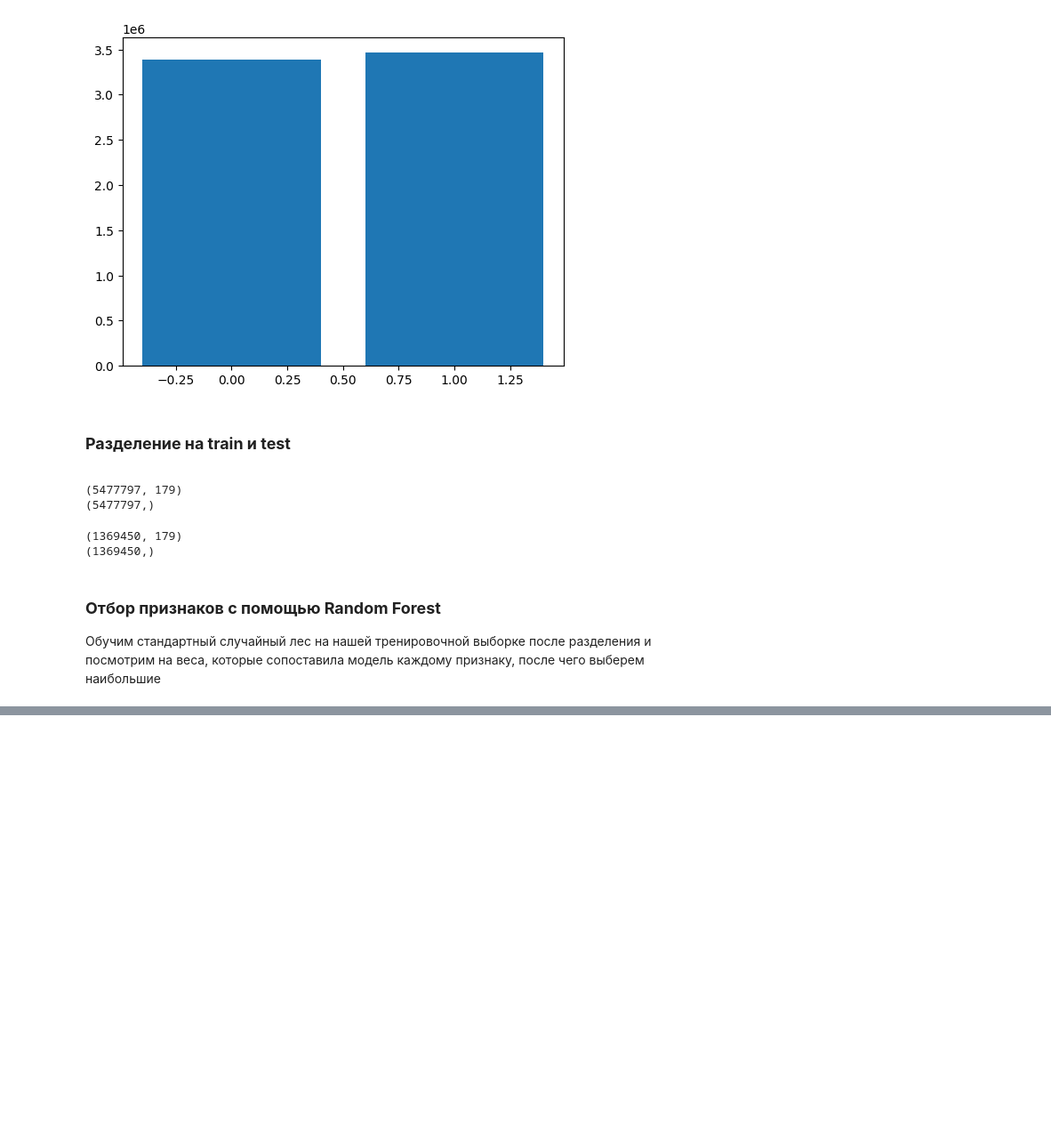
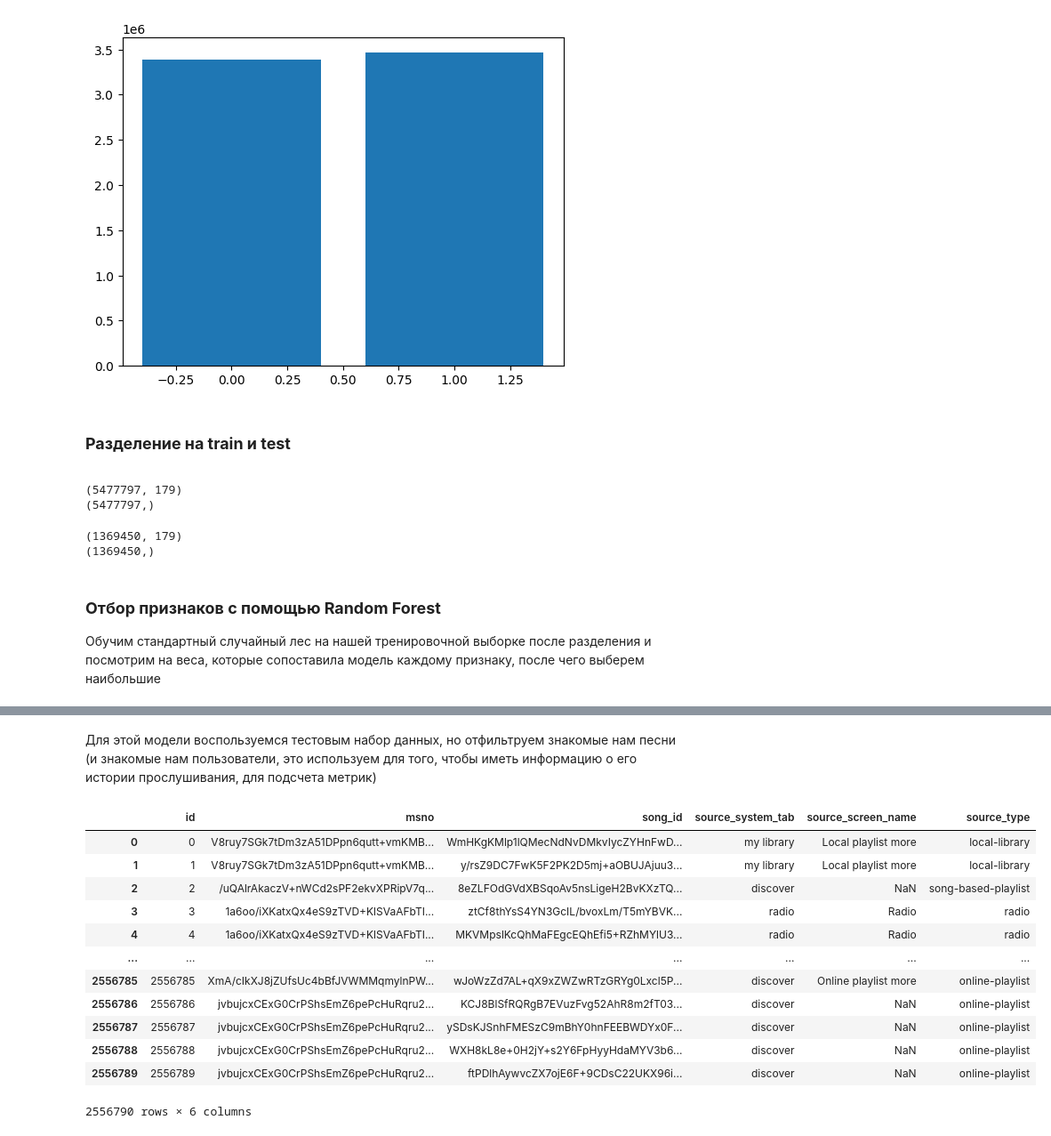
Before and after one commit to olya-antre/vk_recommendation_system, a Jupyter notebook: main.ipynb, the cells around one changed output, grey strips where cells are left out. Shown at 89% size. Drawn from its saved outputs; the diff is of its cells as text; code cells hidden in the pictures; blank space fills up the shorter version.

```diff
--- a/main.ipynb
+++ b/main.ipynb
@@ -374,0 +587,20 @@ y_pred = rf.predict(x_test)
+# %% [markdown]
+Для этой модели воспользуемся тестовым набор данных, но отфильтруем знакомые нам песни (и знакомые нам пользователи, это используем для того, чтобы иметь информацию о его истории прослушивания, для подсчета метрик)
+# %%
+test = pd.read_csv('data/test.csv')
+# %%
+test
+# %% [output]
+|  | id | msno | song_id | source_system_tab | source_screen_name | source_type |
+| 0 | 0 | V8ruy7SGk7tDm3zA51DPpn6qutt+vmKMB... | WmHKgKMlp1lQMecNdNvDMkvIycZYHnFwD... | my library | Local playlist more | local-library |
+| 1 | 1 | V8ruy7SGk7tDm3zA51DPpn6qutt+vmKMB... | y/rsZ9DC7FwK5F2PK2D5mj+aOBUJAjuu3... | my library | Local playlist more | local-library |
+| 2 | 2 | /uQAlrAkaczV+nWCd2sPF2ekvXPRipV7q... | 8eZLFOdGVdXBSqoAv5nsLigeH2BvKXzTQ... | discover | NaN | song-based-playlist |
+| 3 | 3 | 1a6oo/iXKatxQx4eS9zTVD+KlSVaAFbTI... | ztCf8thYsS4YN3GcIL/bvoxLm/T5mYBVK... | radio | Radio | radio |
+| 4 | 4 | 1a6oo/iXKatxQx4eS9zTVD+KlSVaAFbTI... | MKVMpslKcQhMaFEgcEQhEfi5+RZhMYlU3... | radio | Radio | radio |
+| ... | ... | ... | ... | ... | ... | ... |
+| 2556785 | 2556785 | XmA/cIkXJ8jZUfsUc4bBfJVWMMqmylnPW... | wJoWzZd7AL+qX9xZWZwRTzGRYg0Lxcl5P... | discover | Online playlist more | online-playlist |
+| 2556786 | 2556786 | jvbujcxCExG0CrPShsEmZ6pePcHuRqru2... | KCJ8BlSfRQRgB7EVuzFvg52AhR8m2fT03... | discover | NaN | online-playlist |
+| 2556787 | 2556787 | jvbujcxCExG0CrPShsEmZ6pePcHuRqru2... | ySDsKJSnhFMESzC9mBhY0hnFEEBWDYx0F... | discover | NaN | online-playlist |
+| 2556788 | 2556788 | jvbujcxCExG0CrPShsEmZ6pePcHuRqru2... | WXH8kL8e+0H2jY+s2Y6FpHyyHdaMYV3b6... | discover | NaN | online-playlist |
+| 2556789 | 2556789 | jvbujcxCExG0CrPShsEmZ6pePcHuRqru2... | ftPDlhAywvcZX7ojE6F+9CDsC22UKX96i... | discover | NaN | online-playlist |
+2556790 rows × 6 columns
```
Also changed, not shown: parts of 38 cells of this notebook.
